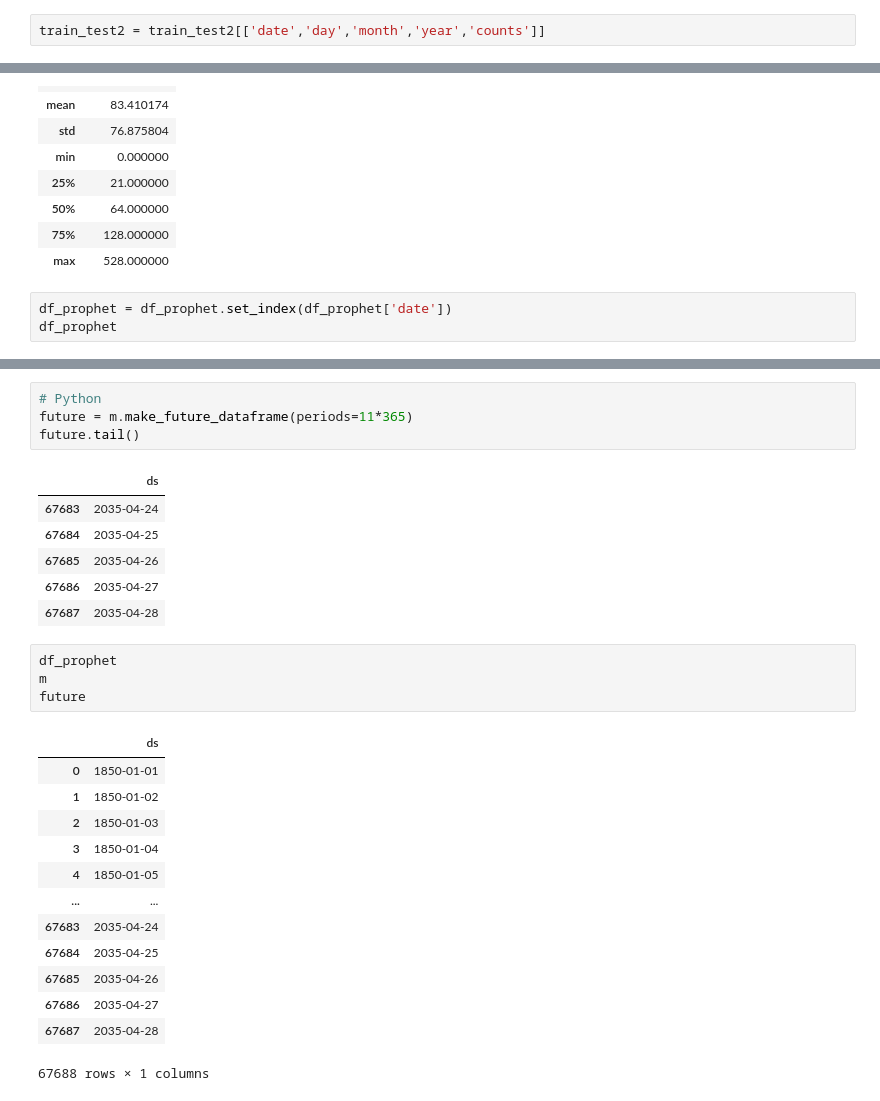
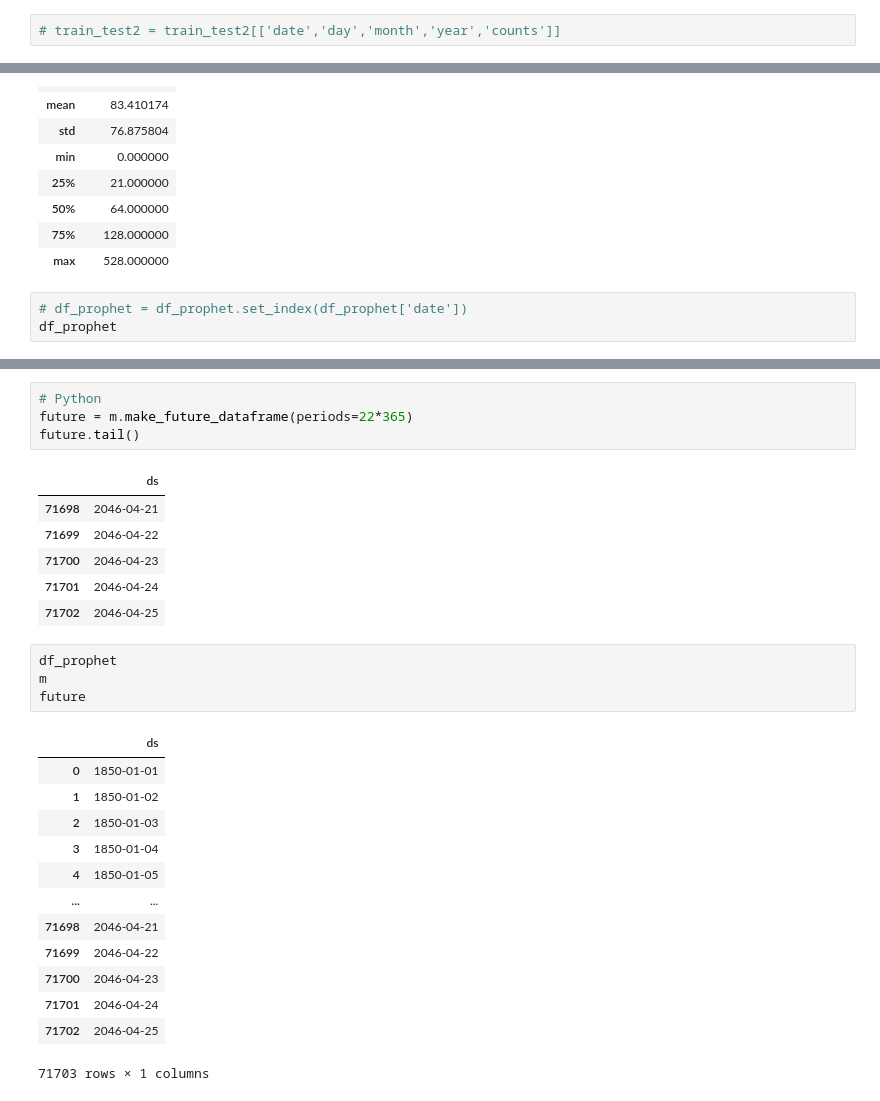
Before and after one commit to dharmateja-masetty/ConvolutionalTimeTravellers, a Jupyter notebook: notebooks/convetional/train_test_2.ipynb, the cells around one changed output, grey strips where cells are left out. Cells and saved outputs as stored; diff of their text form.

```diff
--- a/notebooks/convetional/train_test_2.ipynb
+++ b/notebooks/convetional/train_test_2.ipynb
@@ -38,4 +38,4 @@ train_test2
 | 63672 | 2024-04-30 | 2024 | 4 | 30 | 2024.329 | 87 | 17.3 | 26 | * |
 63673 rows × 9 columns
 # %%
-train_test2 = train_test2[['date','day','month','year','counts']]
+# train_test2 = train_test2[['date','day','month','year','counts']]
@@ -101,7 +67,7 @@ df_prophet.describe()
 | 75% | 128.000000 |
 | max | 528.000000 |
 # %%
-df_prophet = df_prophet.set_index(df_prophet['date'])
+# df_prophet = df_prophet.set_index(df_prophet['date'])
 df_prophet
 # %% [output]
 |  | date | counts |
@@ -162,15 +111,15 @@ m.fit(df_prophet)
 <prophet.forecaster.Prophet at 0x...>
 # %%
 # Python
-future = m.make_future_dataframe(periods=11*365)
+future = m.make_future_dataframe(periods=22*365)
 future.tail()
 # %% [output]
 |  | ds |
-| 67683 | 2035-04-24 |
-| 67684 | 2035-04-25 |
-| 67685 | 2035-04-26 |
-| 67686 | 2035-04-27 |
-| 67687 | 2035-04-28 |
+| 71698 | 2046-04-21 |
+| 71699 | 2046-04-22 |
+| 71700 | 2046-04-23 |
+| 71701 | 2046-04-24 |
+| 71702 | 2046-04-25 |
 # %%
 df_prophet
 m
@@ -183,12 +132,12 @@ future
 | 3 | 1850-01-04 |
 | 4 | 1850-01-05 |
 | ... | ... |
-| 67683 | 2035-04-24 |
-| 67684 | 2035-04-25 |
-| 67685 | 2035-04-26 |
-| 67686 | 2035-04-27 |
-| 67687 | 2035-04-28 |
+| 71698 | 2046-04-21 |
+| 71699 | 2046-04-22 |
+| 71700 | 2046-04-23 |
+| 71701 | 2046-04-24 |
+| 71702 | 2046-04-25 |
-67688 rows × 1 columns
+71703 rows × 1 columns
 # %%
 
 # Python
```
Also changed, not shown: parts of 12 cells of this notebook, 3 other files.
